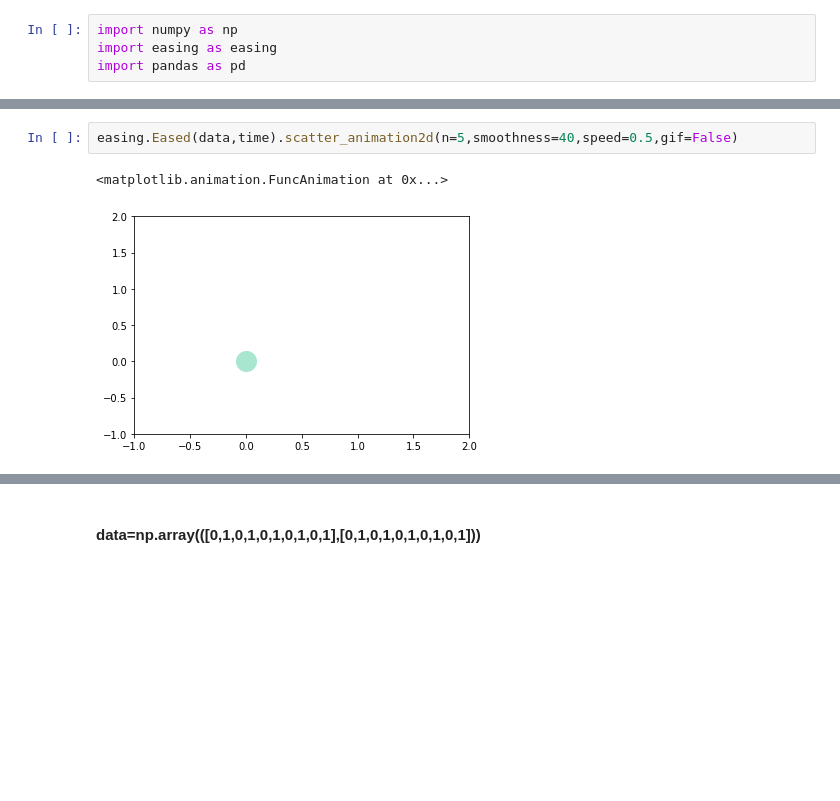
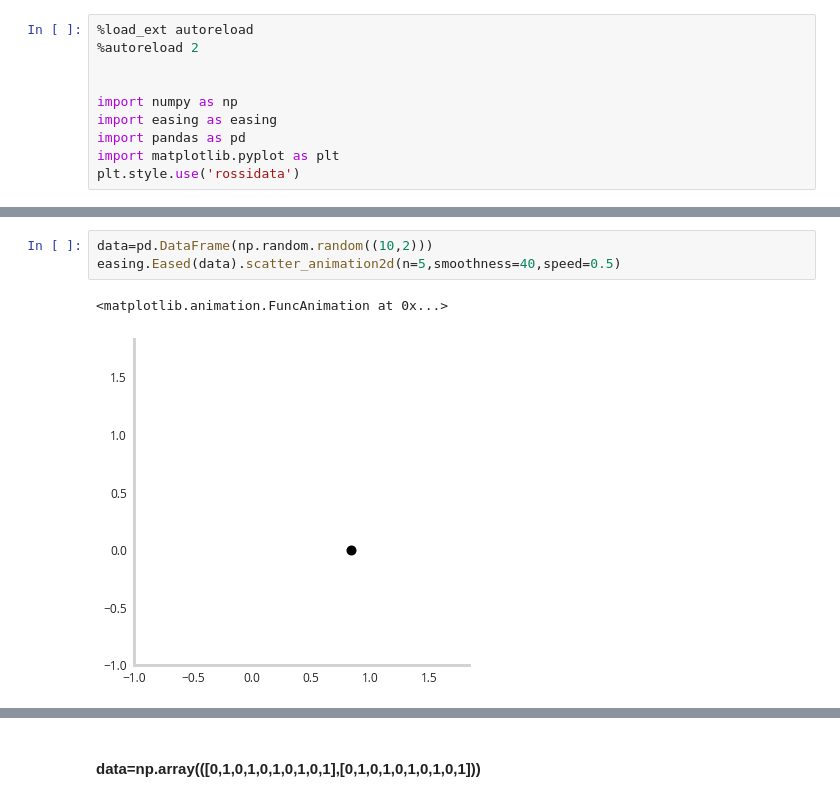
Before and after one commit to NicholasARossi/Easing-Animations-with-Python, a Jupyter notebook: animation_playground.ipynb, the cells around one changed output, grey strips where cells are left out. Drawn from its saved outputs; the diff is of its cells as text; blank space fills up the shorter version.

```diff
--- a/animation_playground.ipynb
+++ b/animation_playground.ipynb
@@ -1,4 +1,10 @@
 # %%
+%load_ext autoreload
+%autoreload 2
+
+
 import numpy as np
 import easing as easing
 import pandas as pd
+import matplotlib.pyplot as plt
+plt.style.use('rossidata')
@@ -9,5 +17,6 @@ time=np.arange(np.shape(data)[0])
 # %%
-easing.Eased(data,time).scatter_animation2d(n=5,smoothness=40,speed=0.5,gif=False)
+data=pd.DataFrame(np.random.random((10,2)))
+easing.Eased(data).scatter_animation2d(n=5,smoothness=40,speed=0.5)
 # %% [output]
 <matplotlib.animation.FuncAnimation at 0x...>
-[figure, old version]
+[figure, new version]
```
Also changed, not shown: parts of 34 cells of this notebook, 19 other files.
